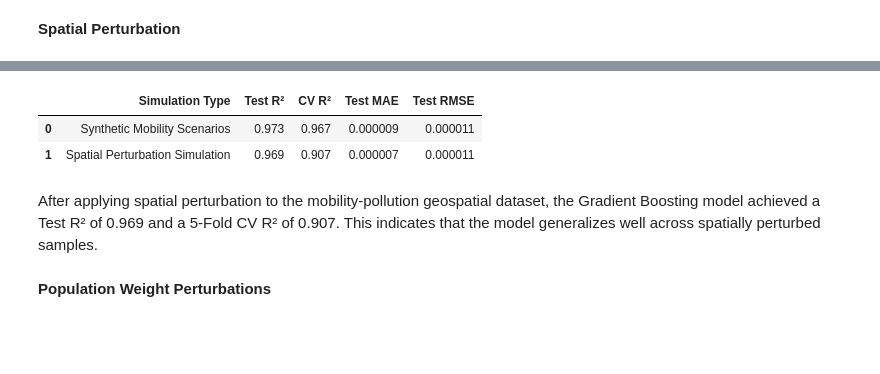
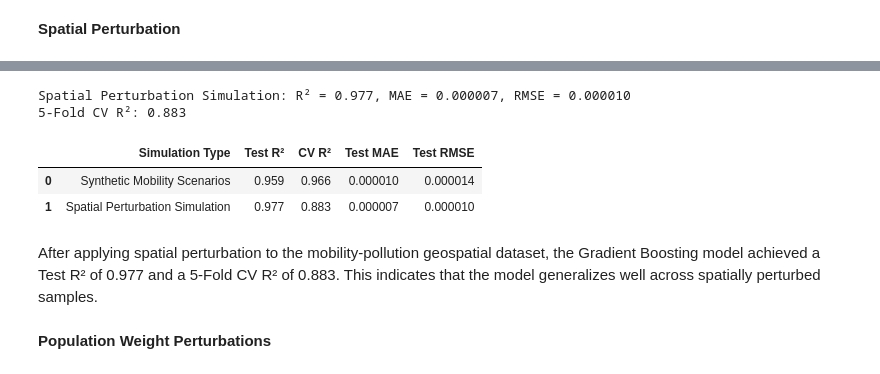
Before and after one commit to Dr-Isam-ALJAWARNEH/fds-project-geoairmob, a Jupyter notebook: GEOCODE.ipynb, the cells around one changed output, grey strips where cells are left out. Saved outputs shown, nothing was run; the diff lists cells and outputs as text; code cells hidden in the pictures; blank space fills up the shorter version.

```diff
--- a/GEOCODE.ipynb
+++ b/GEOCODE.ipynb
@@ -1556,12 +1557,64 @@ Total dataset size after spatial perturbation: 816 rows.
 
   real_df['latitude'] = real_df.geometry.centroid.y
 # %%
-# 8) Automatically update the table
+# 1) Clean NaNs if needed
+full_spatial_augmented_clean = full_spatial_augmented.dropna(subset=['pollution'])
 
-# 8.1) Capture scores
+# 2) Feature engineering
+full_spatial_augmented_clean['pop_density_clean'] = full_spatial_augmented_clean['pop_density'].clip(lower=0)
+full_spatial_augmented_clean['pop_density_log'] = np.log1p(full_spatial_augmented_clean['pop_density_clean'])
+full_spatial_augmented_clean['mobility_score_squared'] = full_spatial_augmented_clean['mobility_score'] ** 2
+full_spatial_augmented_clean['pop_density_squared'] = full_spatial_augmented_clean['pop_density'] ** 2
+full_spatial_augmented_clean['mobility_pop_interaction'] = full_spatial_augmented_clean['mobility_score'] * full_spatial_augmented_clean['pop_density']
+full_spatial_augmented_clean['mobility_abs'] = full_spatial_augmented_clean['mobility_score'].abs()
+full_spatial_augmented_clean['mobility_density_ratio'] = full_spatial_augmented_clean['mobility_score'] / (full_spatial_augmented_clean['pop_density'] + 1e-6)
+
+features_spatial = [
+    'mobility_score',
+    'pop_density',
+    'mobility_score_squared',
+    'pop_density_squared',
+    'mobility_pop_interaction',
+    'mobility_abs',
+    'pop_density_log',
+    'mobility_density_ratio'
+]
+
+X_spatial = full_spatial_augmented_clean[features_spatial].values
+y_spatial = full_spatial_augmented_clean['pollution'].values
+
+from sklearn.model_selection import train_test_split
+from sklearn.ensemble import GradientBoostingRegressor
+from sklearn.metrics import r2_score, mean_absolute_error, mean_squared_error
+
+# Split
+X_train_spatial, X_test_spatial, y_train_spatial, y_test_spatial = train_test_split(X_spatial, y_spatial, test_size=0.2, random_state=42)
+
+# Train GBR model
+gbr_spatial = GradientBoostingRegressor(
+    n_estimators=200,
+    learning_rate=0.05,
+    max_depth=4,
+    random_state=42
+)
+gbr_spatial.fit(X_train_spatial, y_train_spatial)
+
+# Predict
+y_pred_spatial = gbr_spatial.predict(X_test_spatial)
+
+# Evaluate
 r2_spatial = r2_score(y_test_spatial, y_pred_spatial)
 mae_spatial = mean_absolute_error(y_test_spatial, y_pred_spatial)
 rmse_spatial = np.sqrt(mean_squared_error(y_test_spatial, y_pred_spatial))
+
+print(f"Spatial Perturbation Simulation: R² = {r2_spatial:.3f}, MAE = {mae_spatial:.6f}, RMSE = {rmse_spatial:.6f}")
+
+from sklearn.model_selection import cross_val_score
+
+cv_r2_spatial = cross_val_score(gbr_spatial, X_spatial, y_spatial, cv=5, scoring='r2').mean()
+print(f"5-Fold CV R²: {cv_r2_spatial:.3f}")
+
+# 8) Automatically update the table
 
 # 8.2) Build a dictionary
 spatial_results = {
@@ -1583,13 +1636,12 @@ spatial_results_df = spatial_results_df.round({
     'Test RMSE': 6
 })
 
-# 8.5) Merge with previous full_simulation table if it exists
+# 8.5) Merge
 try:
     results_df_auto = pd.concat([results_df_auto, spatial_results_df], ignore_index=True)
 except NameError:
-    results_df_auto = spatial_results_df  # if no previous table
+    results_df_auto = spatial_results_df  # if first run
 
-# 8.6) Show final
-print("\n Updated Simulation Results Table:")
+# 8.6) Show
 display(results_df_auto)
 # %% [output]
@@ -1597,8 +1665,10 @@ display(results_df_auto)
+Spatial Perturbation Simulation: R² = 0.977, MAE = 0.000007, RMSE = 0.000010
+5-Fold CV R²: 0.883
 |  | Simulation Type | Test R² | CV R² | Test MAE | Test RMSE |
-| 0 | Synthetic Mobility Scenarios | 0.973 | 0.967 | 0.000009 | 0.000011 |
-| 1 | Spatial Perturbation Simulation | 0.969 | 0.907 | 0.000007 | 0.000011 |
+| 0 | Synthetic Mobility Scenarios | 0.959 | 0.966 | 0.000010 | 0.000014 |
+| 1 | Spatial Perturbation Simulation | 0.977 | 0.883 | 0.000007 | 0.000010 |
 # %% [markdown]
-After applying spatial perturbation to the mobility-pollution geospatial dataset, the Gradient Boosting model achieved a Test R² of 0.969 and a 5-Fold CV R² of 0.907. This indicates that the model generalizes well across spatially perturbed samples.
+After applying spatial perturbation to the mobility-pollution geospatial dataset, the Gradient Boosting model achieved a Test R² of 0.977 and a 5-Fold CV R² of 0.883. This indicates that the model generalizes well across spatially perturbed samples.
 # %% [markdown]
 **Population Weight Perturbations**
 # %%
```
Also changed, not shown: parts of 47 cells of this notebook.
